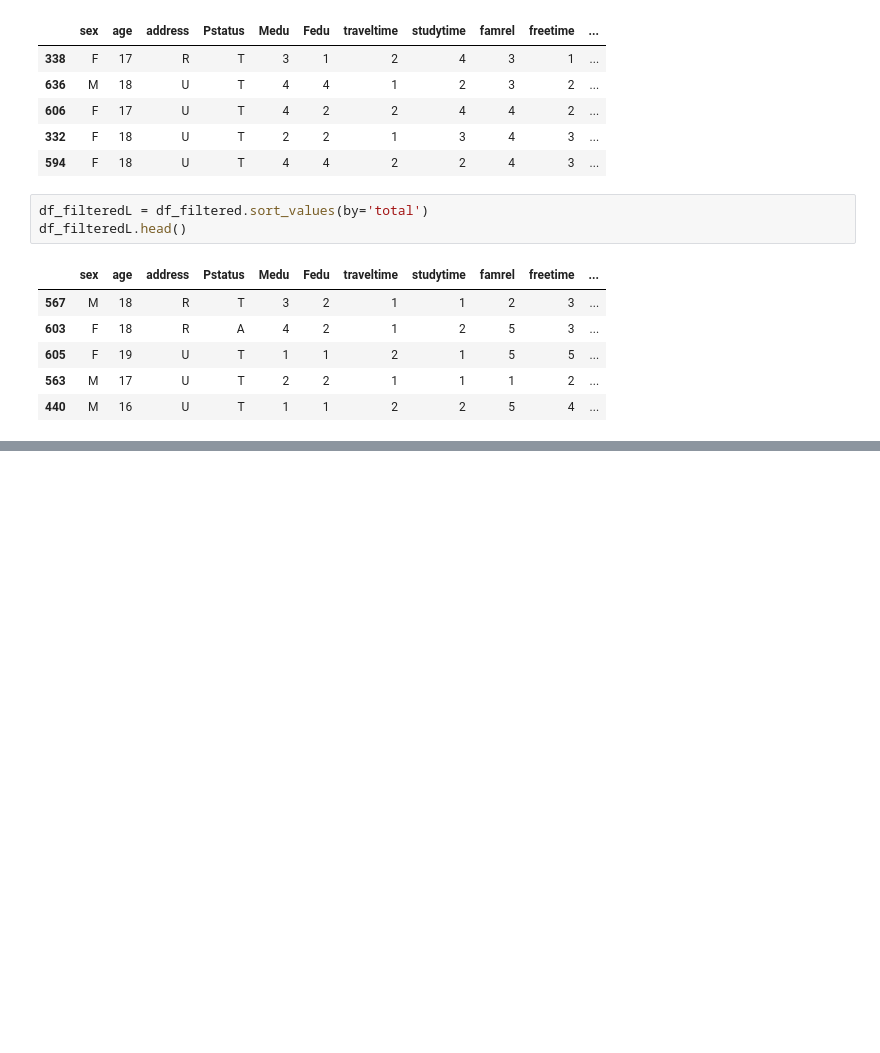
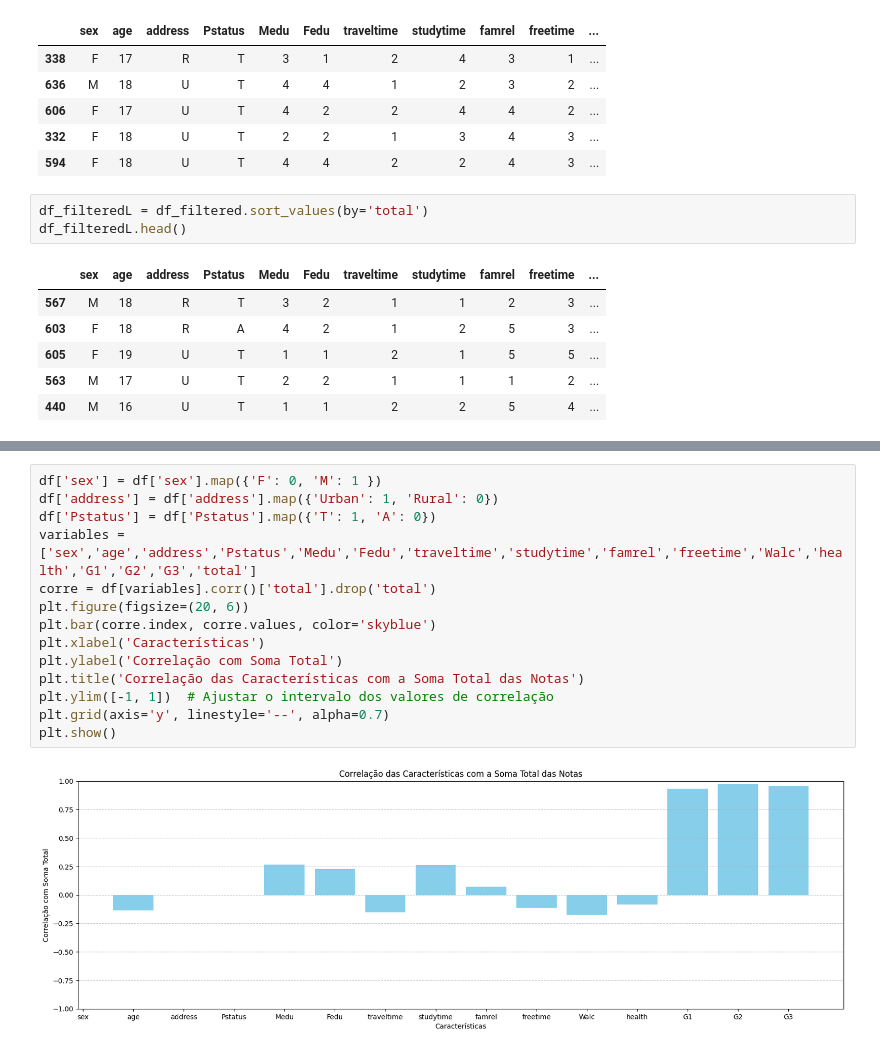
Before and after one commit to VBritis/EDA-StudentPerformance, a Jupyter notebook: EDA.ipynb, the cells around one changed output, grey strips where cells are left out. Cells and saved outputs as stored; diff of their text form; blank space fills up the shorter version.

```diff
--- a/EDA.ipynb
+++ b/EDA.ipynb
@@ -102,0 +100,16 @@ ValueError: Must pass 2-d input. shape=()
+# %%
+df['sex'] = df['sex'].map({'F': 0, 'M': 1 })
+df['address'] = df['address'].map({'Urban': 1, 'Rural': 0})
+df['Pstatus'] = df['Pstatus'].map({'T': 1, 'A': 0})
+variables = ['sex','age','address','Pstatus','Medu','Fedu','traveltime','studytime','famrel','freetime','Walc','health','G1','G2','G3','total']
+corre = df[variables].corr()['total'].drop('total')
+plt.figure(figsize=(20, 6))
+plt.bar(corre.index, corre.values, color='skyblue')
+plt.xlabel('Características')
+plt.ylabel('Correlação com Soma Total')
+plt.title('Correlação das Características com a Soma Total das Notas')
+plt.ylim([-1, 1])  # Ajustar o intervalo dos valores de correlação
+plt.grid(axis='y', linestyle='--', alpha=0.7)
+plt.show()
+# %% [output]
+[figure, added]
```
Also changed, not shown: parts of 1 cell of this notebook.
